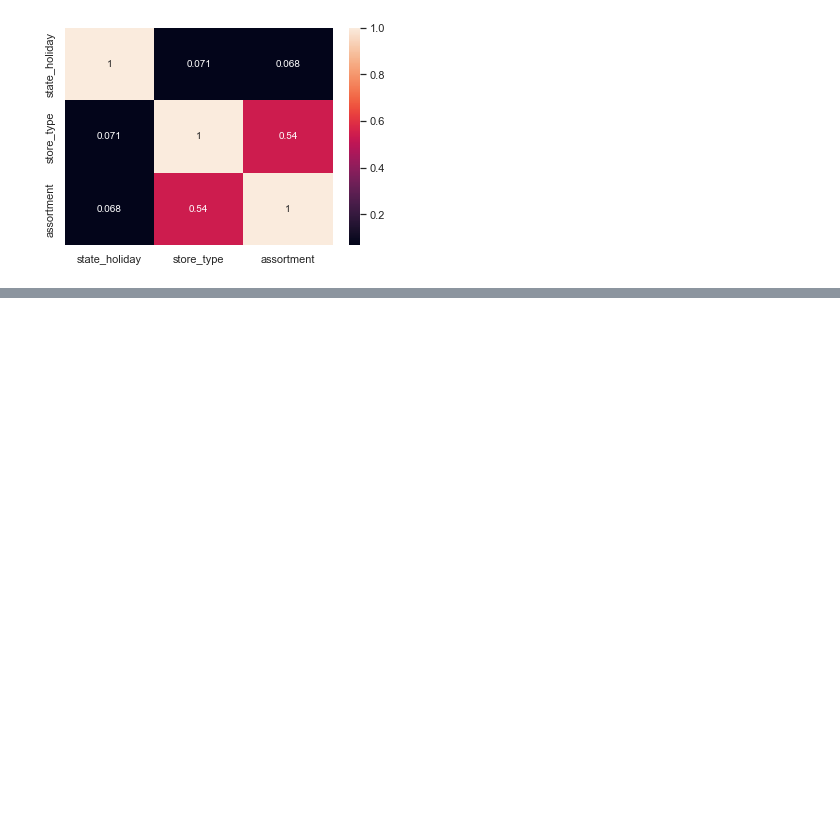
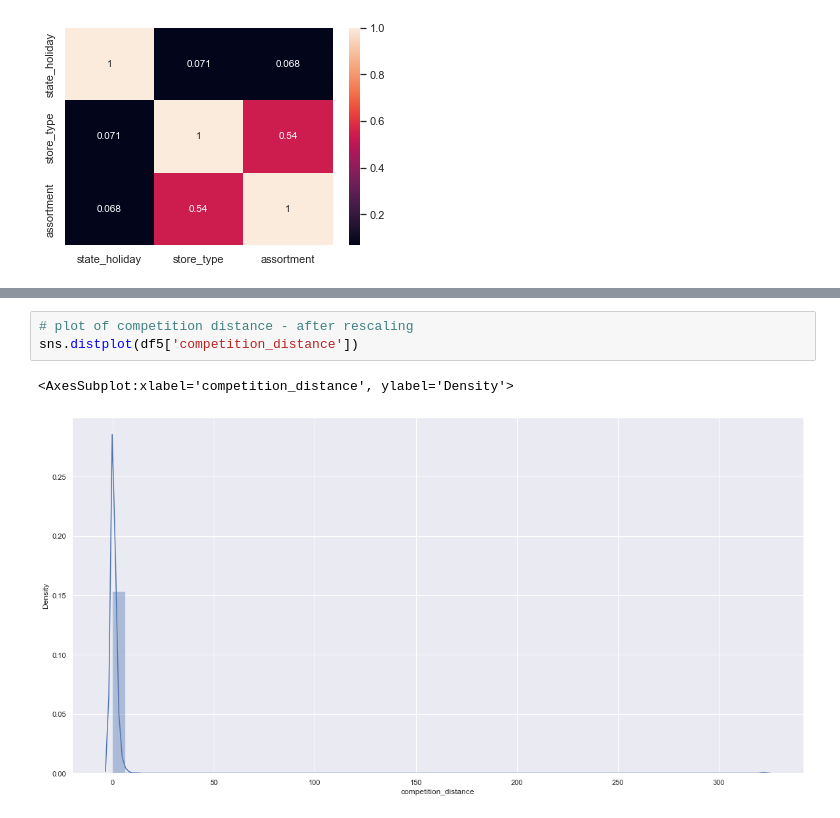
Before and after one commit to ramirovsjunior/datascience_em_producao, a Jupyter notebook: m04_v01_store_sales_prediction.ipynb, the cells around one changed output, grey strips where cells are left out. Saved outputs shown, nothing was run; the diff lists cells and outputs as text; blank space fills up the shorter version.

```diff
--- a/m04_v01_store_sales_prediction.ipynb
+++ b/m04_v01_store_sales_prediction.ipynb
@@ -843,0 +868,6 @@ df5 = df4.copy()
+# %%
+# plot of competition distance - after rescaling
+sns.distplot(df5['competition_distance'])
+# %% [output]
+<AxesSubplot:xlabel='competition_distance', ylabel='Density'>
+[figure, added]
```
Also changed, not shown: parts of 25 cells of this notebook.
